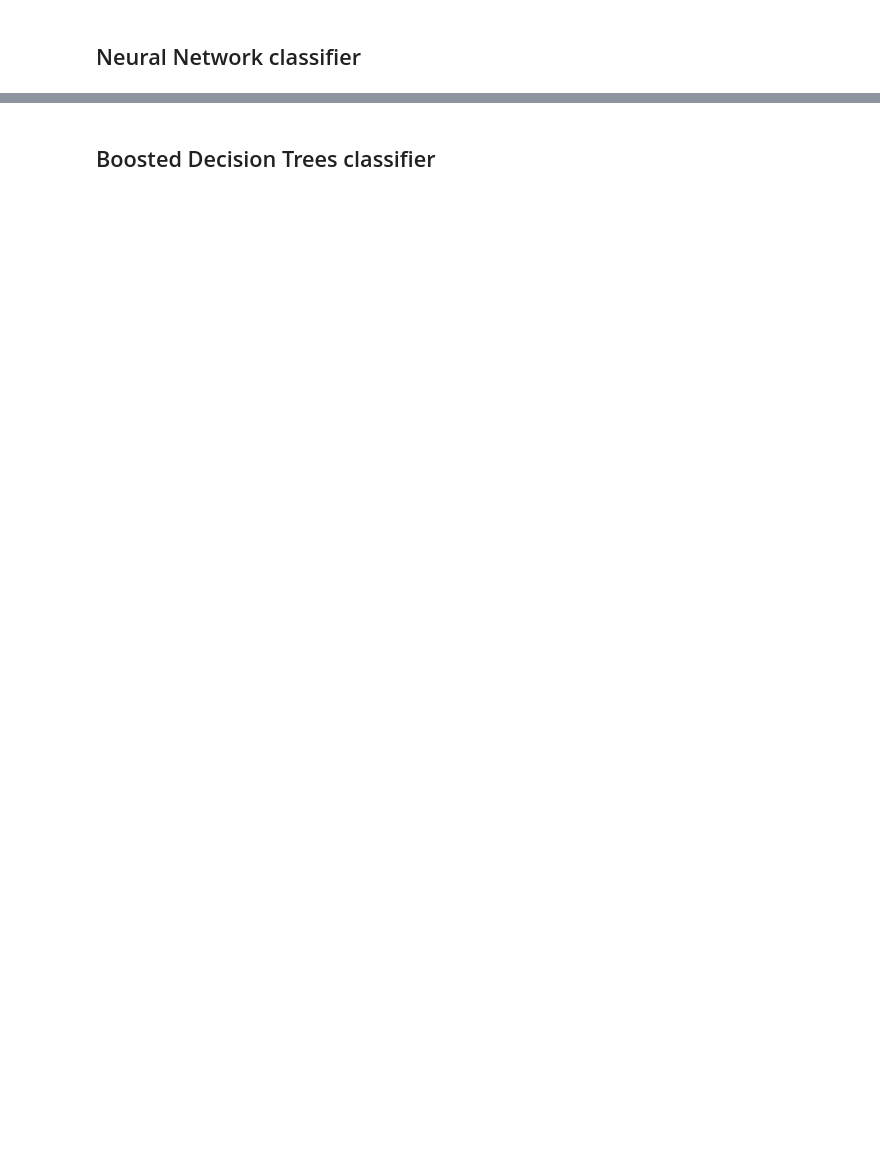
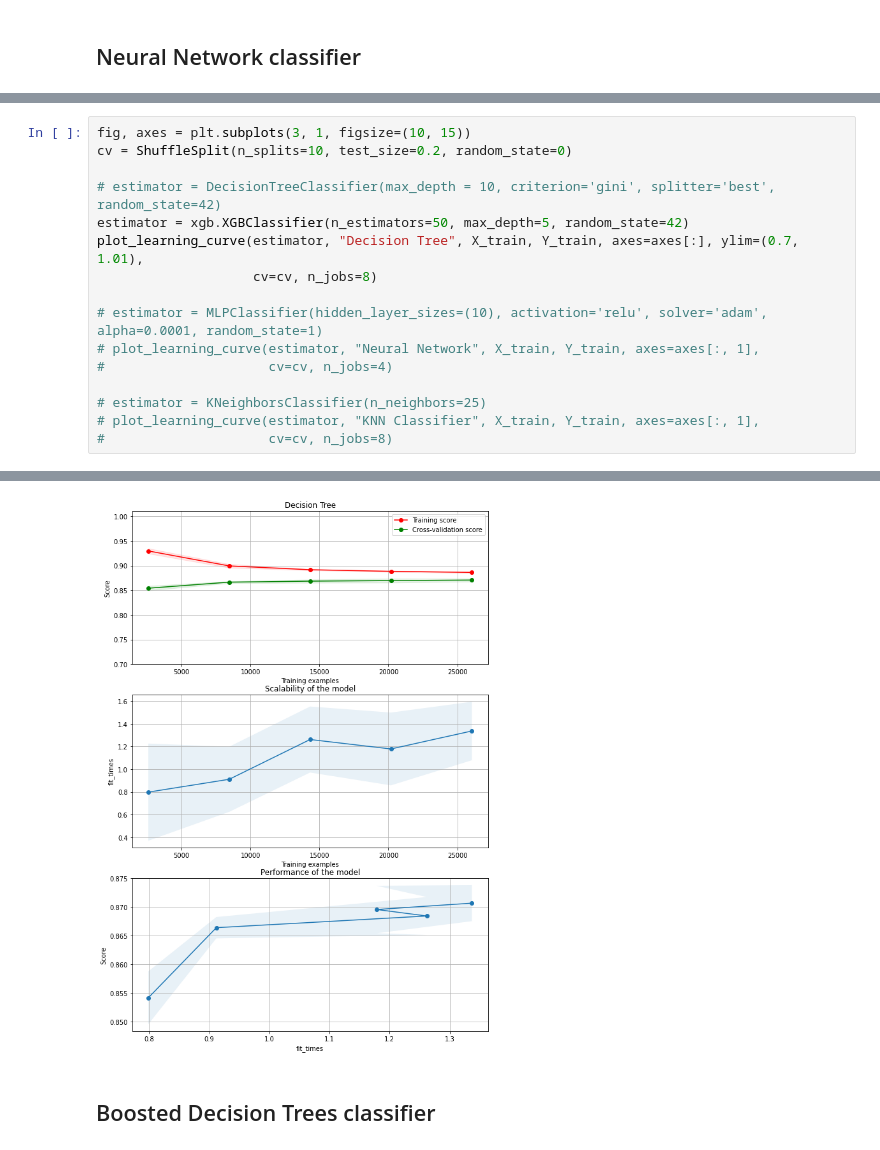
Before and after one commit to jacobromero/cs7641_p01, a Jupyter notebook: project_01_notebook.ipynb, the cells around one changed output, grey strips where cells are left out. Cells and saved outputs as stored; diff of their text form; blank space fills up the shorter version.

```diff
--- a/project_01_notebook.ipynb
+++ b/project_01_notebook.ipynb
@@ -132,0 +281,17 @@ nn_classifier.score(X_test, Y_test)
+# %%
+fig, axes = plt.subplots(3, 1, figsize=(10, 15))
+cv = ShuffleSplit(n_splits=10, test_size=0.2, random_state=0)
+
+# estimator = DecisionTreeClassifier(max_depth = 10, criterion='gini', splitter='best', random_state=42)
+estimator = xgb.XGBClassifier(n_estimators=50, max_depth=5, random_state=42)
+plot_learning_curve(estimator, "Decision Tree", X_train, Y_train, axes=axes[:], ylim=(0.7, 1.01),
+                    cv=cv, n_jobs=8)
+
+# estimator = MLPClassifier(hidden_layer_sizes=(10), activation='relu', solver='adam', alpha=0.0001, random_state=1)
+# plot_learning_curve(estimator, "Neural Network", X_train, Y_train, axes=axes[:, 1],
+#                     cv=cv, n_jobs=4)
+
+# estimator = KNeighborsClassifier(n_neighbors=25)
+# plot_learning_curve(estimator, "KNN Classifier", X_train, Y_train, axes=axes[:, 1],
+#                     cv=cv, n_jobs=8)
+# %% [output]
@@ -133,3 +299,4 @@ nn_classifier.score(X_test, Y_test)
+[figure, added]
 # %% [markdown]
 ## Boosted Decision Trees classifier
 # %%
```
Also changed, not shown: parts of 45 cells of this notebook, 4 other files.
